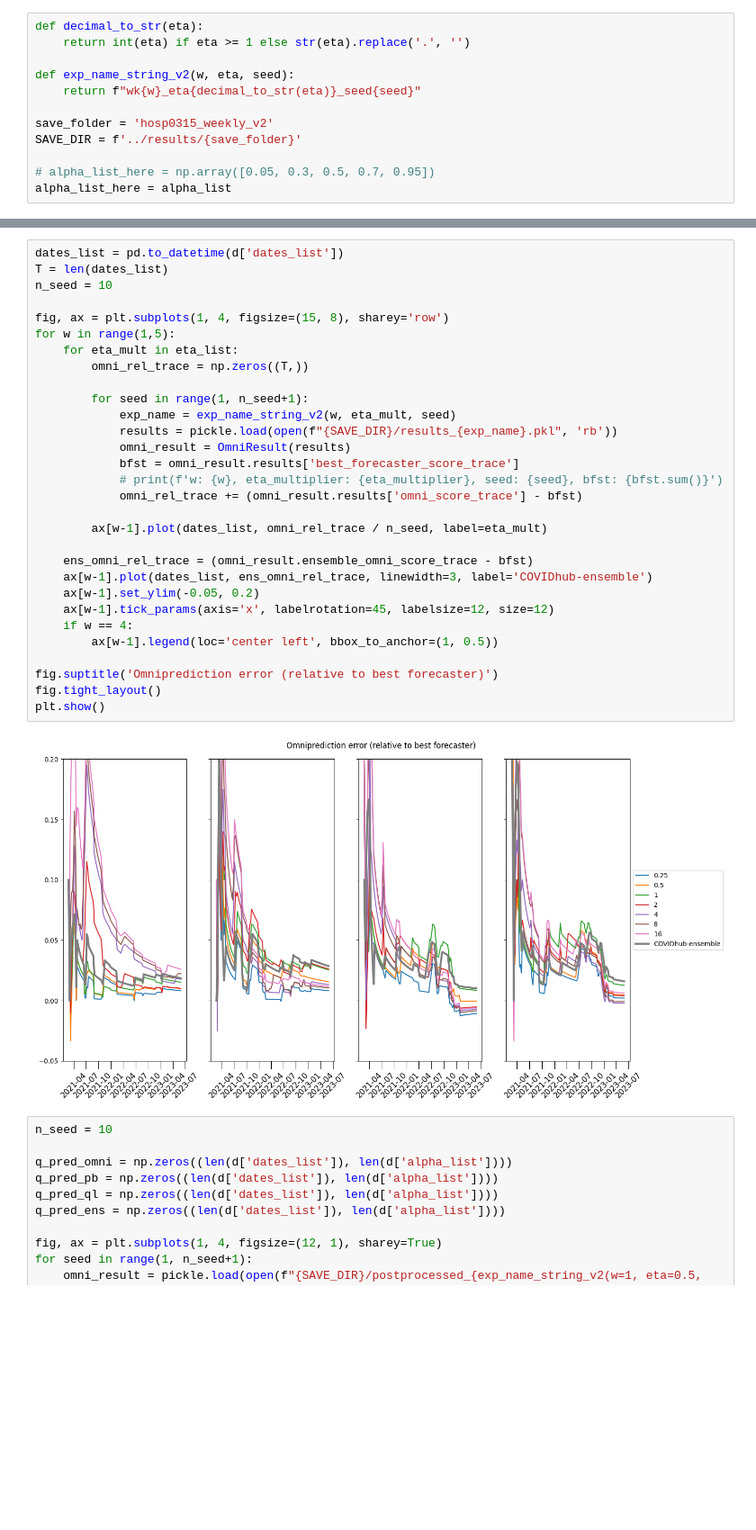
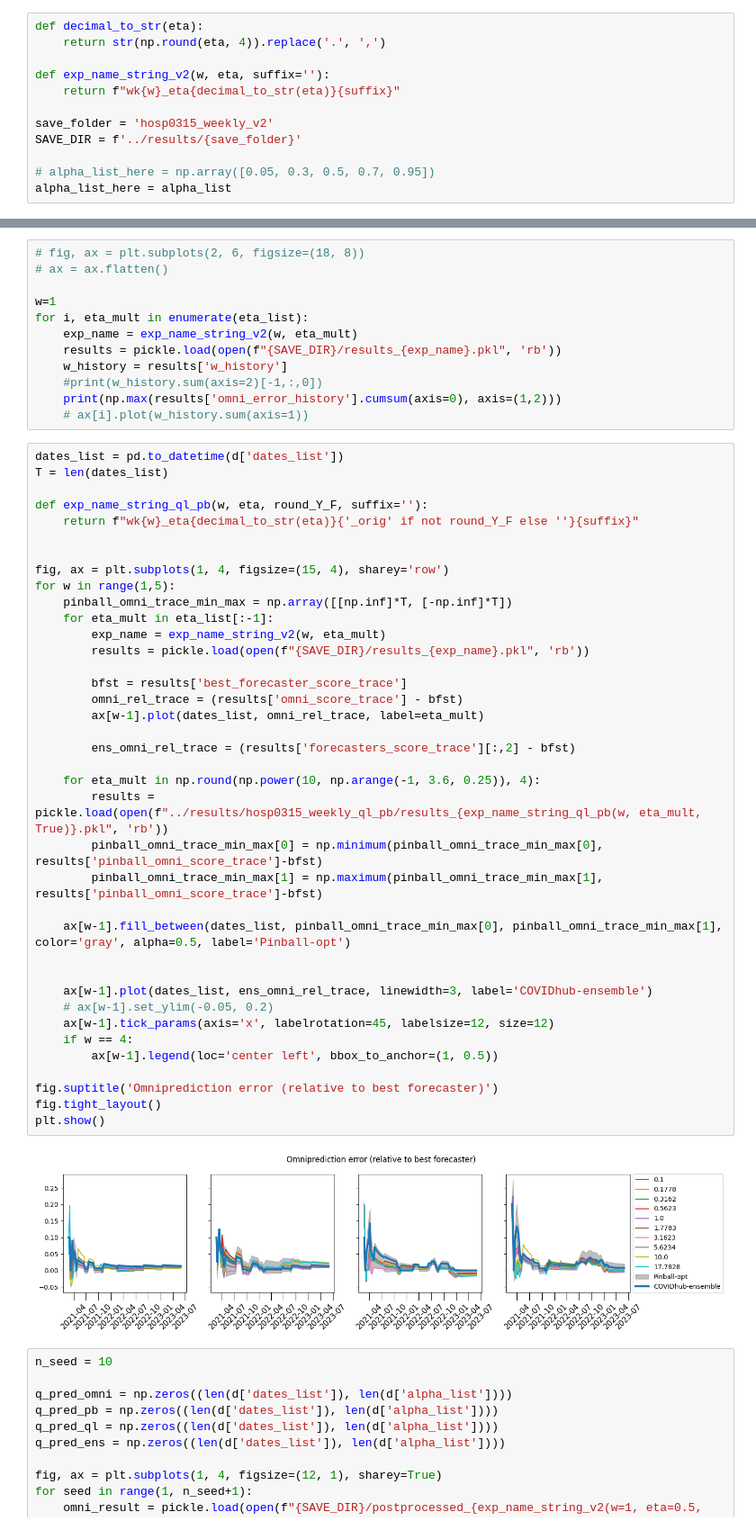
Before and after one commit to hysk79/omni-quantile, a Jupyter notebook: src/covid_hosp_weekly_v2.ipynb, the cells around one changed output, grey strips where cells are left out. Shown at 90% size. Saved outputs shown, nothing was run; the diff lists cells and outputs as text; blank space fills up the shorter version.

Commit message:
260408 pb_ql outputs weighted mean instead of selecting one forecaster, v2 Vn_compute optimized

```diff
--- a/src/covid_hosp_weekly_v2.ipynb
+++ b/src/covid_hosp_weekly_v2.ipynb
@@ -45,10 +52,10 @@ Index(['2021-02-23', '2021-03-02', '2021-03-09', '2021-03-16', '2021-03-23',
 Name: actual, Length: 119, dtype: float64
 # %%
 def decimal_to_str(eta):
-    return int(eta) if eta >= 1 else str(eta).replace('.', '')
+    return str(np.round(eta, 4)).replace('.', ',')
 
-def exp_name_string_v2(w, eta, seed):
-    return f"wk{w}_eta{decimal_to_str(eta)}_seed{seed}"
+def exp_name_string_v2(w, eta, suffix=''):
+    return f"wk{w}_eta{decimal_to_str(eta)}{suffix}"
 
 save_folder = 'hosp0315_weekly_v2'
 SAVE_DIR = f'../results/{save_folder}'
@@ -85,35 +111,55 @@ Running wk4 with eta_multiplier=16...
+# %%
+# fig, ax = plt.subplots(2, 6, figsize=(18, 8))
+# ax = ax.flatten()
+
+w=1
+for i, eta_mult in enumerate(eta_list):
+    exp_name = exp_name_string_v2(w, eta_mult)
+    results = pickle.load(open(f"{SAVE_DIR}/results_{exp_name}.pkl", 'rb'))
+    w_history = results['w_history']
+    #print(w_history.sum(axis=2)[-1,:,0])
+    print(np.max(results['omni_error_history'].cumsum(axis=0), axis=(1,2)))
+    # ax[i].plot(w_history.sum(axis=1))
 # %%
 dates_list = pd.to_datetime(d['dates_list'])
 T = len(dates_list)
-n_seed = 10
 
-fig, ax = plt.subplots(1, 4, figsize=(15, 8), sharey='row')
+def exp_name_string_ql_pb(w, eta, round_Y_F, suffix=''):
+    return f"wk{w}_eta{decimal_to_str(eta)}{'_orig' if not round_Y_F else ''}{suffix}"
+
+
+fig, ax = plt.subplots(1, 4, figsize=(15, 4), sharey='row')
 for w in range(1,5):
-    for eta_mult in eta_list:
-        omni_rel_trace = np.zeros((T,))
+    pinball_omni_trace_min_max = np.array([[np.inf]*T, [-np.inf]*T])
+    for eta_mult in eta_list[:-1]:
+        exp_name = exp_name_string_v2(w, eta_mult)
+        results = pickle.load(open(f"{SAVE_DIR}/results_{exp_name}.pkl", 'rb'))
 
-        for seed in range(1, n_seed+1):
-            exp_name = exp_name_string_v2(w, eta_mult, seed)
-            results = pickle.load(open(f"{SAVE_DIR}/results_{exp_name}.pkl", 'rb'))
-            omni_result = OmniResult(results)
-            bfst = omni_result.results['best_forecaster_score_trace']
-            # print(f'w: {w}, eta_multiplier: {eta_multiplier}, seed: {seed}, bfst: {bfst.sum()}')
-            omni_rel_trace += (omni_result.results['omni_score_trace'] - bfst)
+        bfst = results['best_forecaster_score_trace']
+        omni_rel_trace = (results['omni_score_trace'] - bfst)
+        ax[w-1].plot(dates_list, omni_rel_trace, label=eta_mult)
 
-        ax[w-1].plot(dates_list, omni_rel_trace / n_seed, label=eta_mult)
+        ens_omni_rel_trace = (results['forecasters_score_trace'][:,2] - bfst)
 
-    ens_omni_rel_trace = (omni_result.ensemble_omni_score_trace - bfst)
+    for eta_mult in np.round(np.power(10, np.arange(-1, 3.6, 0.25)), 4):
+        results = pickle.load(open(f"../results/hosp0315_weekly_ql_pb/results_{exp_name_string_ql_pb(w, eta_mult, True)}.pkl", 'rb'))
+        pinball_omni_trace_min_max[0] = np.minimum(pinball_omni_trace_min_max[0], results['pinball_omni_score_trace']-bfst)
+        pinball_omni_trace_min_max[1] = np.maximum(pinball_omni_trace_min_max[1], results['pinball_omni_score_trace']-bfst)
+
+    ax[w-1].fill_between(dates_list, pinball_omni_trace_min_max[0], pinball_omni_trace_min_max[1], color='gray', alpha=0.5, label='Pinball-opt')
+
+
     ax[w-1].plot(dates_list, ens_omni_rel_trace, linewidth=3, label='COVIDhub-ensemble')
-    ax[w-1].set_ylim(-0.05, 0.2)
+    # ax[w-1].set_ylim(-0.05, 0.2)
     ax[w-1].tick_params(axis='x', labelrotation=45, labelsize=12, size=12)
     if w == 4:
         ax[w-1].legend(loc='center left', bbox_to_anchor=(1, 0.5))
 
 fig.suptitle('Omniprediction error (relative to best forecaster)')
 fig.tight_layout()
 plt.show()
 # %% [output]
-[figure, old version]
+[figure, new version]
 # %%
 n_seed = 10
 
```
Also changed, not shown: parts of 3 cells of this notebook, 12 other files.
